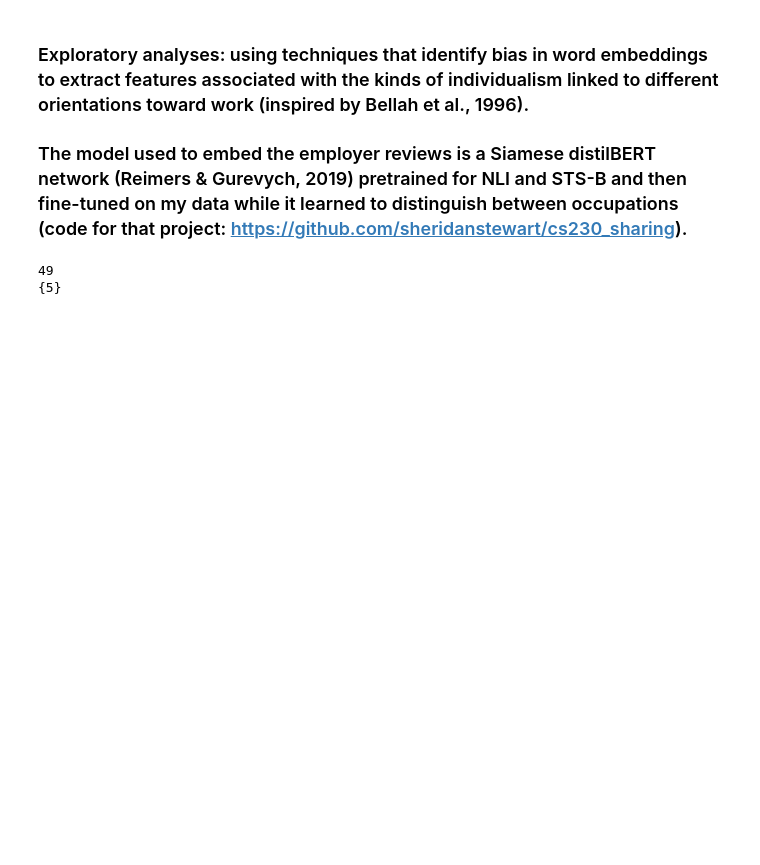
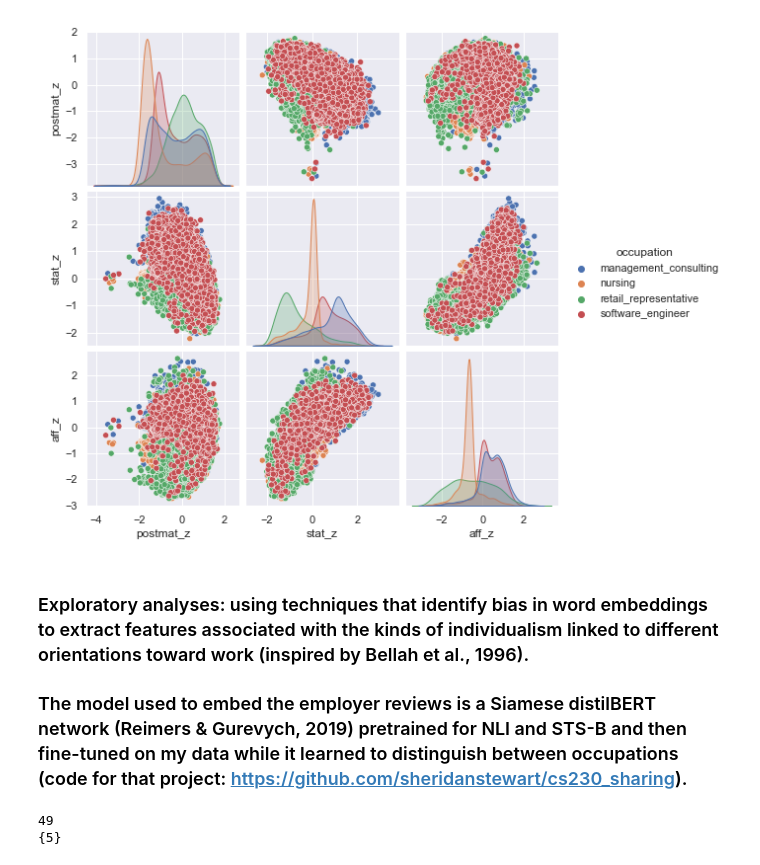
Before and after one commit to sheridanstewart/work_orientations_exploratory, a Jupyter notebook: work_orientations_prototyping.ipynb, the cells around one changed output. Saved outputs shown, nothing was run; the diff lists cells and outputs as text; code cells hidden in the pictures; blank space fills up the shorter version.

```diff
--- a/work_orientations_prototyping.ipynb
+++ b/work_orientations_prototyping.ipynb
@@ -18,3 +22,7 @@ sns.set_theme(style="darkgrid")
+# %%
+Image(filename="pairplot2.png")
+# %% [output]
+[figure, added]
 # %% [markdown]
 ### Exploratory analyses: using techniques that identify bias in word embeddings to extract features associated with the kinds of individualism linked to different orientations toward work (inspired by Bellah et al., 1996).
 
```
Also changed, not shown: parts of 14 cells of this notebook.
